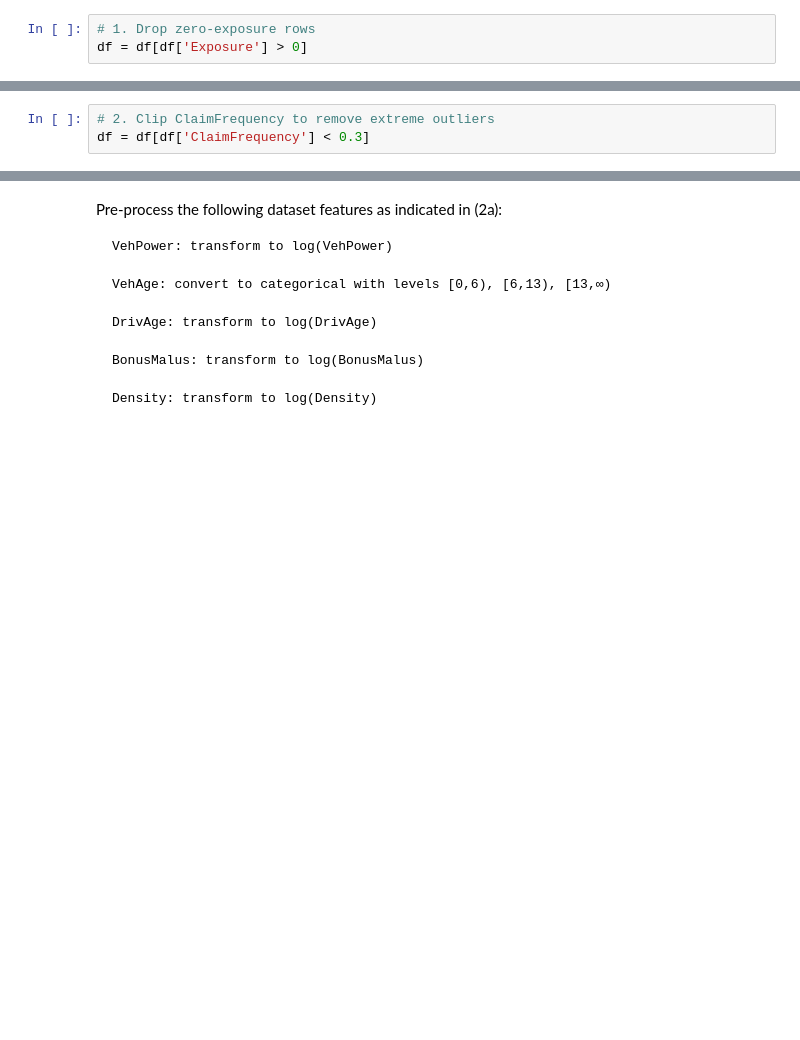
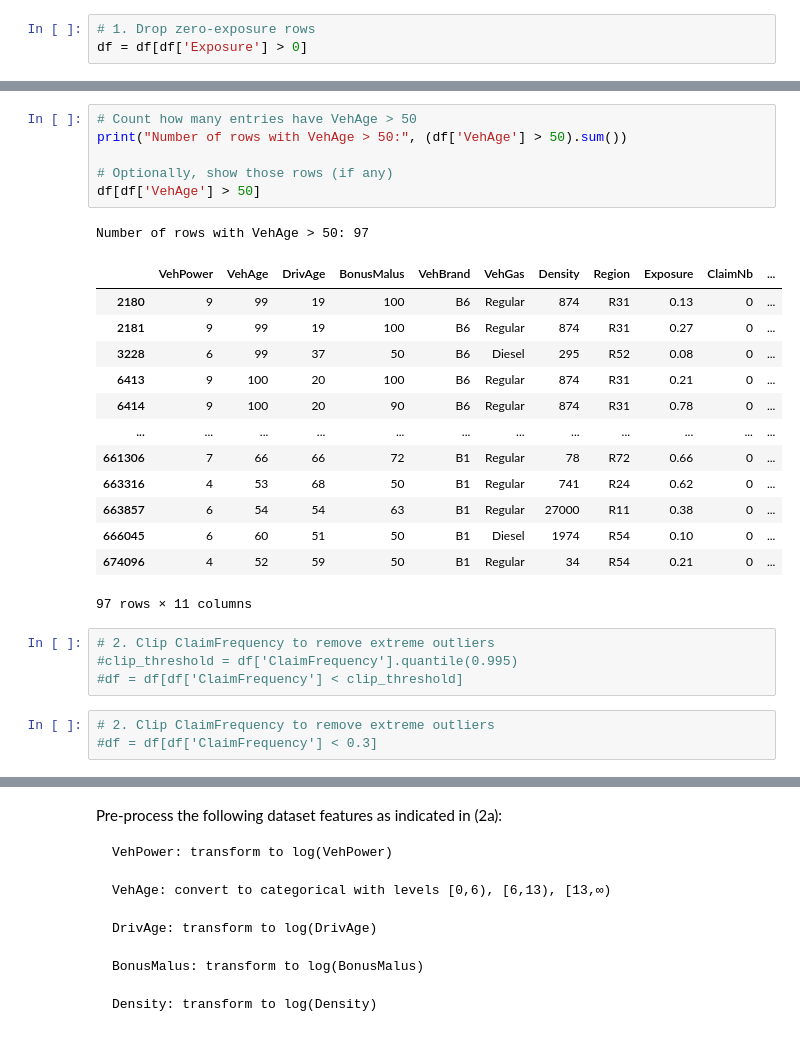
Before and after one commit to yannickhaenggi/CAS-ETH-ML-Project-2, a Jupyter notebook: src/Project 2 - Template.ipynb, the cells around one changed output, grey strips where cells are left out. Cells and saved outputs as stored; diff of their text form; blank space fills up the shorter version.

```diff
--- a/src/Project 2 - Template.ipynb
+++ b/src/Project 2 - Template.ipynb
@@ -158,3 +211,28 @@ df = df[df['Exposure'] > 0]
+# %%
+# Count how many entries have VehAge > 50
+print("Number of rows with VehAge > 50:", (df['VehAge'] > 50).sum())
+
+# Optionally, show those rows (if any)
+df[df['VehAge'] > 50]
+# %% [output]
+Number of rows with VehAge > 50: 97
+|  | VehPower | VehAge | DrivAge | BonusMalus | VehBrand | VehGas | Density | Region | Exposure | ClaimNb | ... |
+| 2180 | 9 | 99 | 19 | 100 | B6 | Regular | 874 | R31 | 0.13 | 0 | ... |
+| 2181 | 9 | 99 | 19 | 100 | B6 | Regular | 874 | R31 | 0.27 | 0 | ... |
+| 3228 | 6 | 99 | 37 | 50 | B6 | Diesel | 295 | R52 | 0.08 | 0 | ... |
+| 6413 | 9 | 100 | 20 | 100 | B6 | Regular | 874 | R31 | 0.21 | 0 | ... |
+| 6414 | 9 | 100 | 20 | 90 | B6 | Regular | 874 | R31 | 0.78 | 0 | ... |
+| ... | ... | ... | ... | ... | ... | ... | ... | ... | ... | ... | ... |
+| 661306 | 7 | 66 | 66 | 72 | B1 | Regular | 78 | R72 | 0.66 | 0 | ... |
+| 663316 | 4 | 53 | 68 | 50 | B1 | Regular | 741 | R24 | 0.62 | 0 | ... |
+| 663857 | 6 | 54 | 54 | 63 | B1 | Regular | 27000 | R11 | 0.38 | 0 | ... |
+| 666045 | 6 | 60 | 51 | 50 | B1 | Diesel | 1974 | R54 | 0.10 | 0 | ... |
+| 674096 | 4 | 52 | 59 | 50 | B1 | Regular | 34 | R54 | 0.21 | 0 | ... |
+97 rows × 11 columns
+# %%
+# 2. Clip ClaimFrequency to remove extreme outliers
+#clip_threshold = df['ClaimFrequency'].quantile(0.995)
+#df = df[df['ClaimFrequency'] < clip_threshold]
 # %%
 # 2. Clip ClaimFrequency to remove extreme outliers
-df = df[df['ClaimFrequency'] < 0.3]
+#df = df[df['ClaimFrequency'] < 0.3]
```
Also changed, not shown: parts of 15 cells of this notebook.
